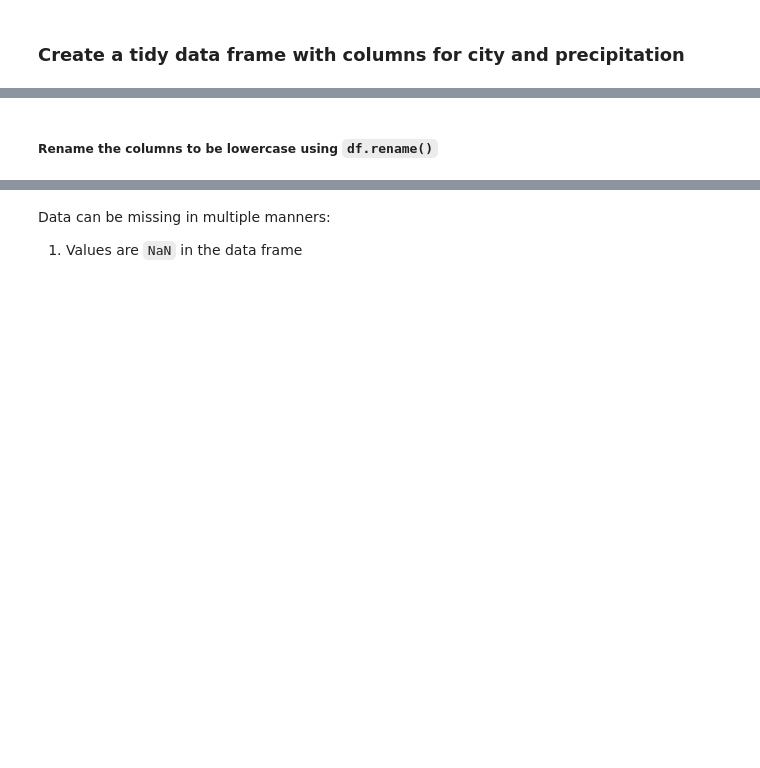
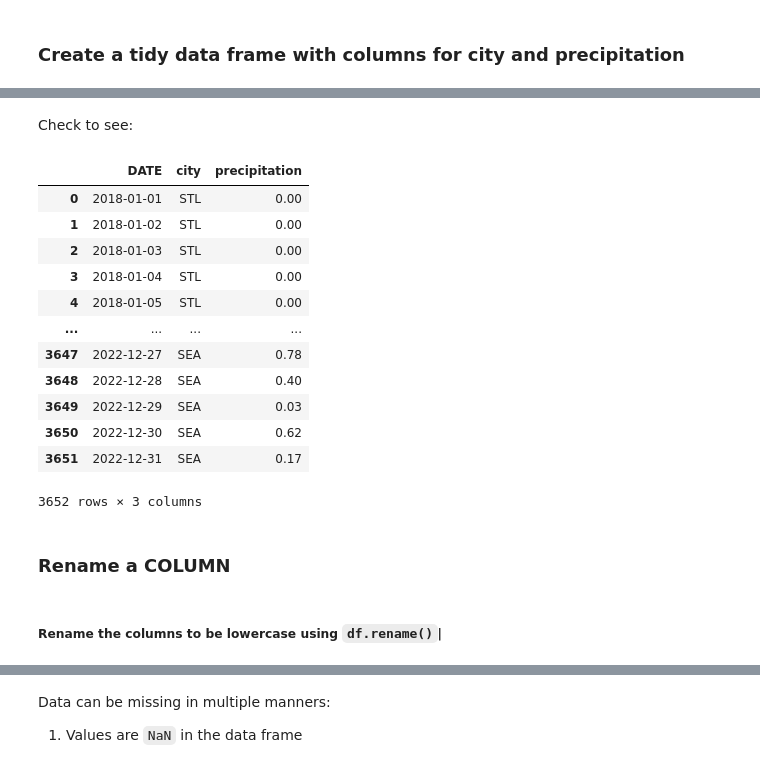
Before and after one commit to alyzukas/weather, a Jupyter notebook: code/weather_template.ipynb, the cells around one changed output, grey strips where cells are left out. Drawn from its saved outputs; the diff is of its cells as text; code cells hidden in the pictures; blank space fills up the shorter version.

```diff
--- a/code/weather_template.ipynb
+++ b/code/weather_template.ipynb
@@ -624,2 +650,26 @@ Rename the city values 'STL' and 'SEA'
+# %%
+df.loc[df['city'] == 'PRCP_x', 'city'] = 'STL'
+# %%
+df.loc[df['city'] == 'PRCP_y', 'city'] = 'SEA'
+# %% [markdown]
+Check to see:
+# %%
+df
+# %% [output]
+|  | DATE | city | precipitation |
+| 0 | 2018-01-01 | STL | 0.00 |
+| 1 | 2018-01-02 | STL | 0.00 |
+| 2 | 2018-01-03 | STL | 0.00 |
+| 3 | 2018-01-04 | STL | 0.00 |
+| 4 | 2018-01-05 | STL | 0.00 |
+| ... | ... | ... | ... |
+| 3647 | 2022-12-27 | SEA | 0.78 |
+| 3648 | 2022-12-28 | SEA | 0.40 |
+| 3649 | 2022-12-29 | SEA | 0.03 |
+| 3650 | 2022-12-30 | SEA | 0.62 |
+| 3651 | 2022-12-31 | SEA | 0.17 |
+3652 rows × 3 columns
+# %% [markdown]
+### Rename a COLUMN
 # %% [markdown]
-##### Rename the columns to be lowercase using `df.rename()`
+##### Rename the columns to be lowercase using `df.rename()`|
```
Also changed, not shown: parts of 64 cells of this notebook.
